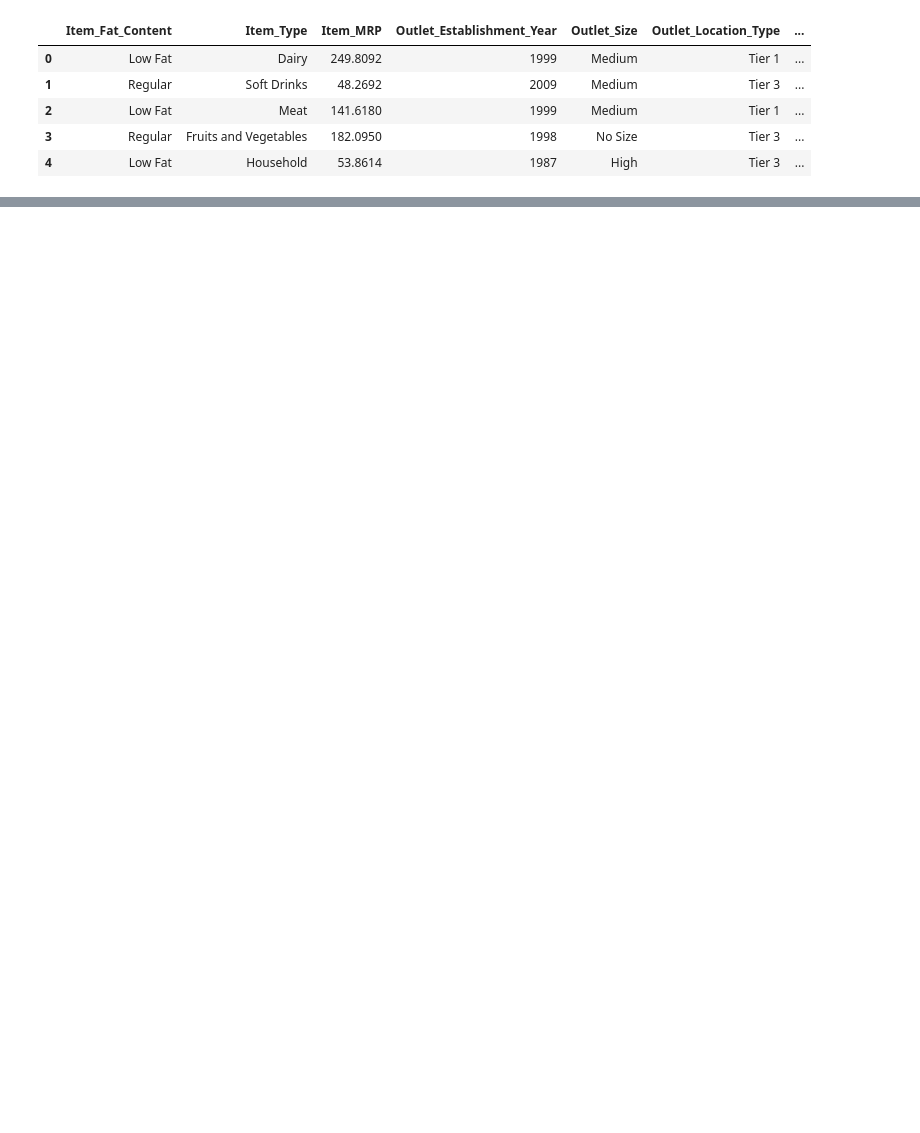
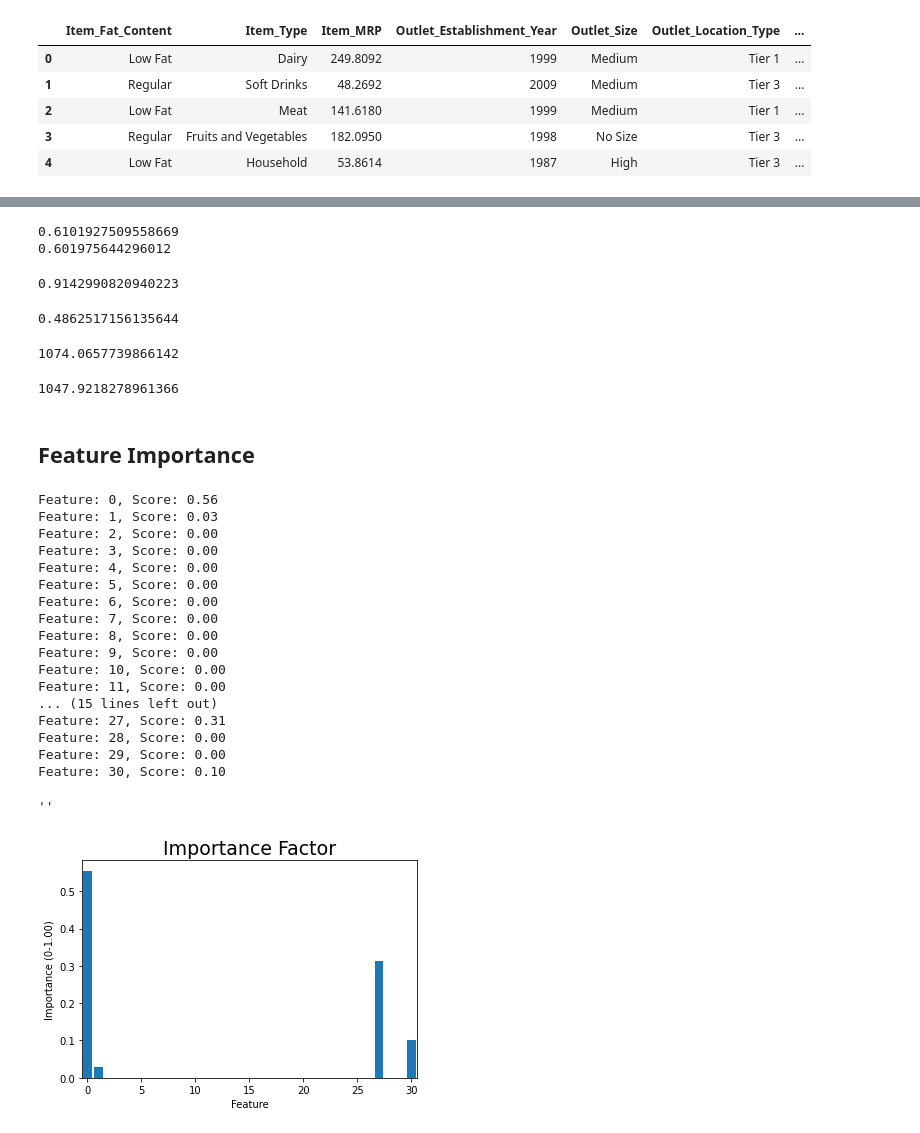
Before and after one commit to Drodricks0/Sales_Prediction, a Jupyter notebook: Project_1.ipynb, the cells around one changed output, grey strips where cells are left out. Cells and saved outputs as stored; diff of their text form; code cells hidden in the pictures; blank space fills up the shorter version.

```diff
--- a/Project_1.ipynb
+++ b/Project_1.ipynb
@@ -287,0 +360,12 @@ Feature: 38, Score: 969.5
+# %%
+bagreg = BaggingRegressor(random_state = 42)            #bagging trees    Model 3
+
+bagreg.fit(X_train,y_train)
+
+train_preds = bagreg.predict(X_train)
+test_preds = bagreg.predict(X_test)
+
+train_score = bagreg.score(X_train,y_train)
+print(train_score)
+test_score = bagreg.score(X_test,y_test)
+print(test_score)
@@ -287,0 +393,64 @@ Feature: 38, Score: 969.5
+# %%
+rf = RandomForestRegressor(max_depth = 5,random_state = 42)         #random forest      Model 4
+
+rf.fit(X_train, y_train)
+
+rf.predict(X_test)
+
+rf_train_score = rf.score(X_train, y_train)
+rf_test_score = rf.score(X_test, y_test)
+print(rf_train_score)
+print(rf_test_score)
+# %% [output]
+0.6101927509558669
+0.601975644296012
+# %%
+r2_score(y_train, train_preds)
+# %% [output]
+0.9142990820940223
+# %%
+r2_score(y_test,test_preds)
+# %% [output]
+0.4862517156135644
+# %%
+np.sqrt(mean_squared_error(y_train,rf.predict(X_train)))
+# %% [output]
+1074.0657739866142
+# %%
+np.sqrt(mean_squared_error(y_test,rf.predict(X_test)))        #Results Model 4
+# %% [output]
+1047.9218278961366
+# %% [markdown]
+## **Feature Importance**
+# %%
+importance = rf.feature_importances_
+ #summarize feature importance
+for i,v in enumerate(importance):
+	print('Feature: %0d, Score: %.2f' % (i,v))
+ #plot feature importance
+plt.bar([x for x in range(len(importance))], importance);
+plt.xlim(-0.5,30.5)
+plt.xlabel('Feature')
+plt.ylabel('Importance (0-1.00)')
+plt.title('Importance Factor', size=19)
+;
+# %% [output]
+Feature: 0, Score: 0.56
+Feature: 1, Score: 0.03
+Feature: 2, Score: 0.00
+Feature: 3, Score: 0.00
+Feature: 4, Score: 0.00
+Feature: 5, Score: 0.00
+Feature: 6, Score: 0.00
+Feature: 7, Score: 0.00
+Feature: 8, Score: 0.00
+Feature: 9, Score: 0.00
+Feature: 10, Score: 0.00
+Feature: 11, Score: 0.00
+... (15 lines left out)
+Feature: 27, Score: 0.31
+Feature: 28, Score: 0.00
+Feature: 29, Score: 0.00
+Feature: 30, Score: 0.10
+''
+[figure, added]
```
Also changed, not shown: parts of 34 cells of this notebook.
